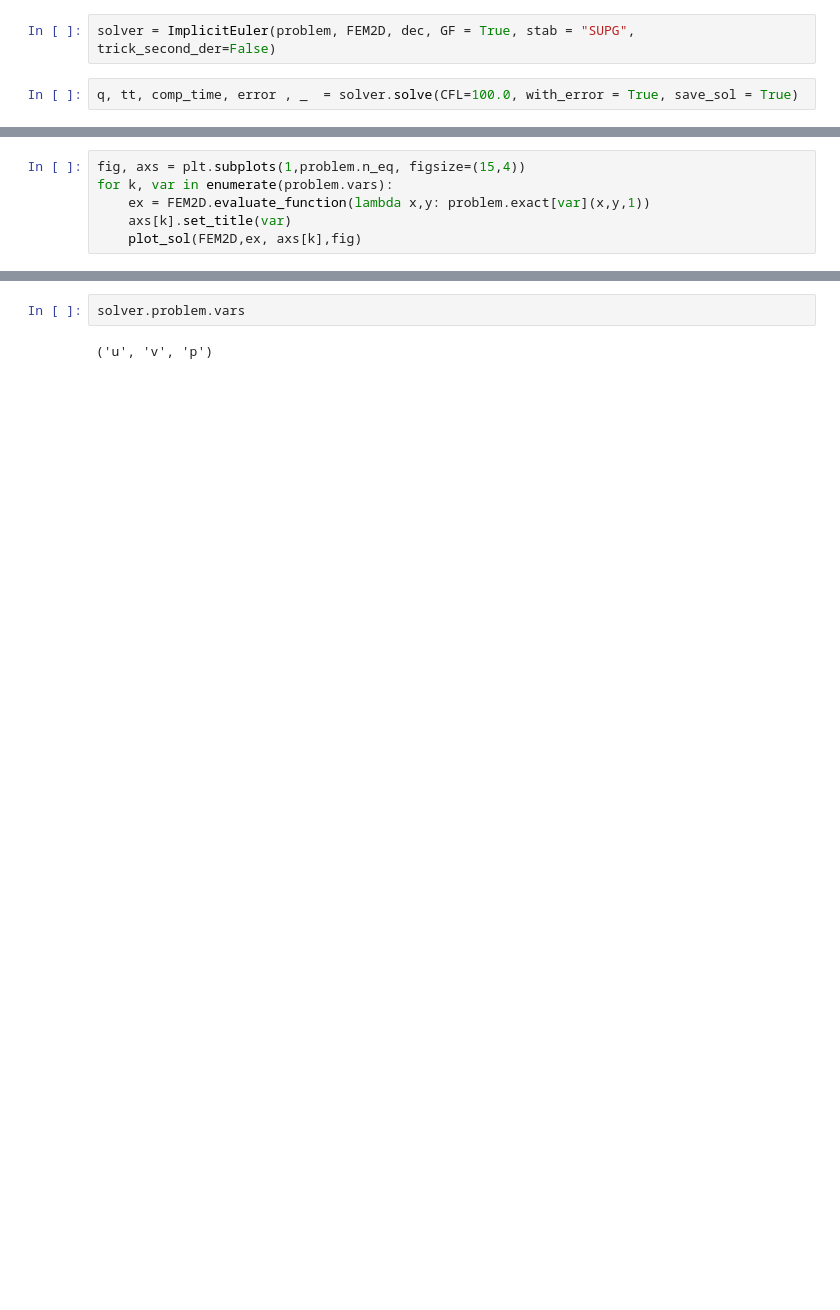
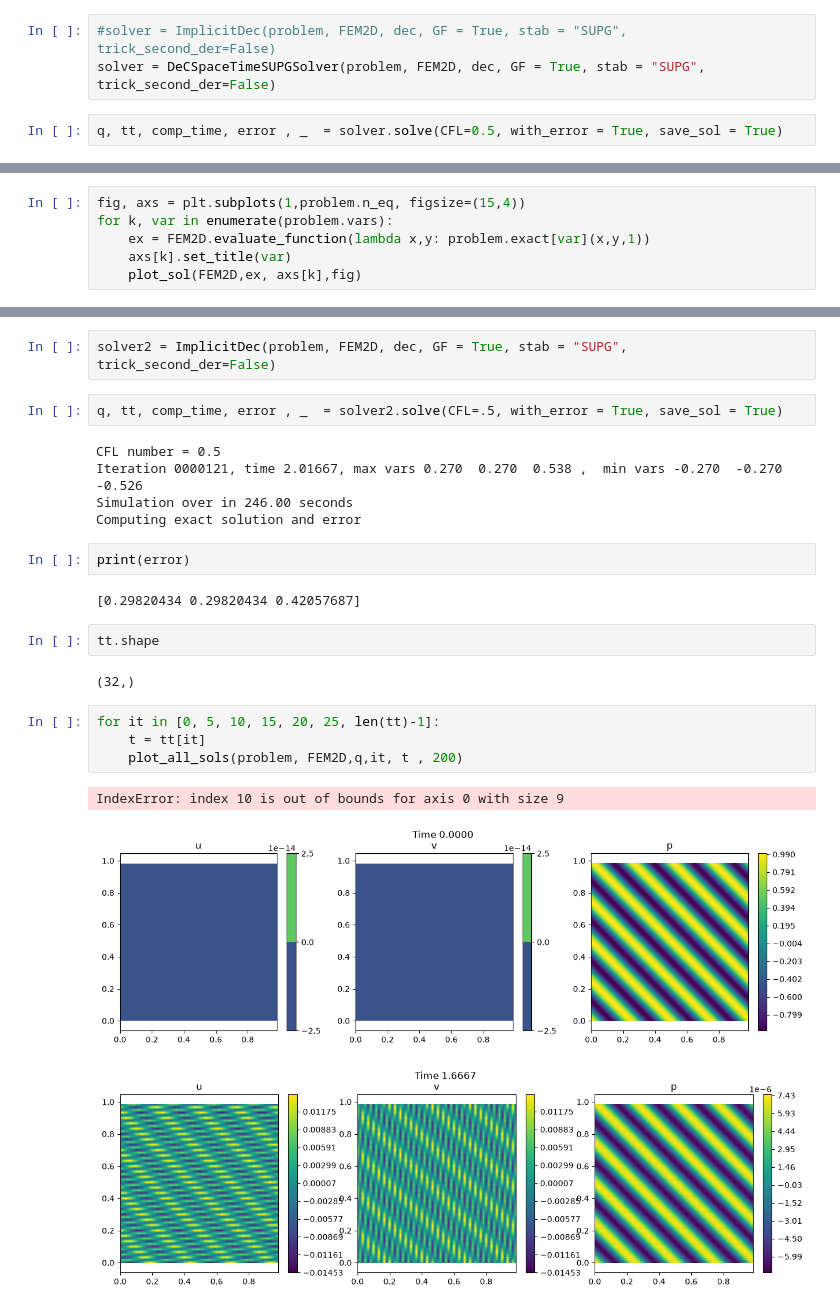
Before and after one commit to accdavlo/SUPG_div_free_implicit_ROM, a Jupyter notebook: apps/test_DeC_implicit_solver.ipynb, the cells around one changed output, grey strips where cells are left out. Cells and saved outputs as stored; diff of their text form; blank space fills up the shorter version.

Commit message:
Notebook comparison between explicit and implicit

```diff
--- a/apps/test_DeC_implicit_solver.ipynb
+++ b/apps/test_DeC_implicit_solver.ipynb
@@ -52,5 +40,6 @@ problem = ObliqueTestCase()
 # %%
-solver = ImplicitEuler(problem, FEM2D, dec, GF = True, stab = "SUPG", trick_second_der=False)
+#solver = ImplicitDec(problem, FEM2D, dec, GF = True, stab = "SUPG", trick_second_der=False)
+solver = DeCSpaceTimeSUPGSolver(problem, FEM2D, dec, GF = True, stab = "SUPG", trick_second_der=False)
 # %%
-q, tt, comp_time, error , _  = solver.solve(CFL=100.0, with_error = True, save_sol = True)
+q, tt, comp_time, error , _  = solver.solve(CFL=0.5, with_error = True, save_sol = True)
 # %% [output]
@@ -81,4 +76,25 @@ TypeError: unhashable type: 'numpy.ndarray'
-# %%
-solver.problem.vars
-# %% [output]
-('u', 'v', 'p')
+# %%
+solver2 = ImplicitDec(problem, FEM2D, dec, GF = True, stab = "SUPG", trick_second_der=False)
+# %%
+q, tt, comp_time, error , _  = solver2.solve(CFL=.5, with_error = True, save_sol = True)
+# %% [output]
+CFL number = 0.5
+Iteration 0000121, time 2.01667, max vars 0.270  0.270  0.538 ,  min vars -0.270  -0.270  -0.526
+Simulation over in 246.00 seconds
+Computing exact solution and error
+# %%
+print(error)
+# %% [output]
+[0.29820434 0.29820434 0.42057687]
+# %%
+tt.shape
+# %% [output]
+(32,)
+# %%
+for it in [0, 5, 10, 15, 20, 25, len(tt)-1]:
+    t = tt[it]
+    plot_all_sols(problem, FEM2D,q,it, t , 200)
+# %% [output]
+IndexError: index 10 is out of bounds for axis 0 with size 9
+[figure, added]
+[figure, added]
```
Also changed, not shown: parts of 14 cells of this notebook, 1 other file.
